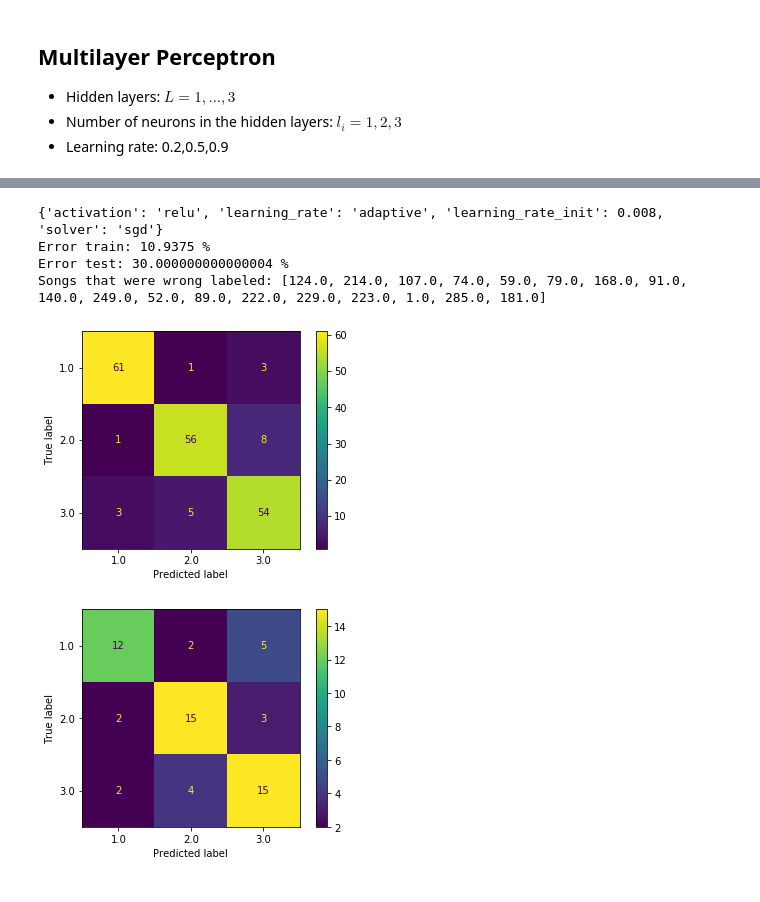
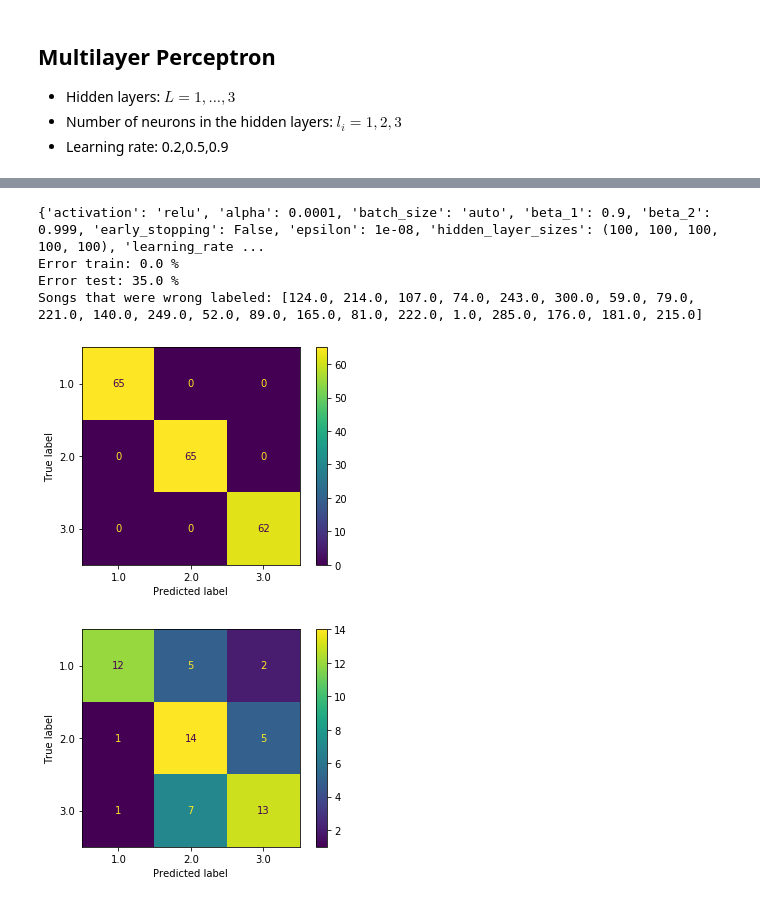
Before and after one commit to iurregog/MusicExploration, a Jupyter notebook: Timbral_Features_supervised_learning3similar.ipynb, the cells around one changed output, grey strips where cells are left out. Cells and saved outputs as stored; diff of their text form; code cells hidden in the pictures.

```diff
--- a/Timbral_Features_supervised_learning3similar.ipynb
+++ b/Timbral_Features_supervised_learning3similar.ipynb
@@ -27,8 +27,8 @@ from sklearn.preprocessing import OneHotEncoder, label_binarize
 from sklearn.model_selection import train_test_split, StratifiedKFold
 # %%
 #Reading the data
-data = pd.read_csv("mfccToy2.csv",header=None)
-#data = pd.read_csv("mfccToyExpRock.csv",header=None)
+#   data = pd.read_csv("mfccToy2.csv",header=None)
+data = pd.read_csv("mfccToyExpRock.csv",header=None)
 data = pd.DataFrame(data).to_numpy()
 data.shape
 # %% [output]
@@ -301,16 +302,3 @@ Songs that were wrong labeled: [124.0, 214.0, 107.0, 74.0, 59.0, 79.0, 168.0, 10
 * Hidden layers: $L = 1,...,3$
 * Number of neurons in the hidden layers: $l_i = 1,2,3$
 * Learning rate: 0.2,0.5,0.9
-# %%
-parameters = {
-    #'hidden_layer_sizes': [(368,), (555,), (100,)],
-    'activation': ['identity', 'logistic', 'relu'],
-    'solver': ['sgd', 'adam'],
-    #'alpha': [0.0001, 0.05],
-    'learning_rate': ['constant','adaptive'],
-    'learning_rate_init': [0.002,0.005,0.009,0.008,0.0002,0.0005,0.0009,0.0008]
-    #'max_iter': [200, 1000, 5000, 10000]
-}
-nn =  MLPClassifier(hidden_layer_sizes=(100,100,100,100,100))
-clf = GridSearchCV(nn, parameters)
-clf.fit(X_train, y_train)
@@ -325,0 +305,16 @@ GridSearchCV(estimator=MLPClassifier(hidden_layer_sizes=(100, 100, 100, 100,
+# %%
+error = 0
+# Choose best performance with combinations of activations and learning rate
+for act in ['relu','tanh','logistic']:
+    for lr in [0.0002,0.0001,0.0009,0.005]:
+        for slvr in ['sgd', 'adam']:
+            for lr_type in ['constant','adaptive']:
+                nn =  MLPClassifier(hidden_layer_sizes=(100,100,100,100,100),activation=act, learning_rate_init=lr,solver=slvr,learning_rate=lr_type)
+                nn.fit(X_train,y_train)
+                err = np.sum(nn.predict(X_val) == y_val)/len(y_val)
+                print(act,lr,err)
+                if(err > error):
+                    learning_rate, activation, error,solver,lrate = lr,act,err,slvr,lr_type
+
+nn =  MLPClassifier(hidden_layer_sizes=(100,100,100,100,100),activation=activation, learning_rate_init=learning_rate,solver=solver,learning_rate=lrate,max_iter=400)
+nn.fit(X_train,y_train)
@@ -326,27 +341,31 @@ GridSearchCV(estimator=MLPClassifier(hidden_layer_sizes=(100, 100, 100, 100,
 # %%
-print(clf.best_params_)
-Results[5,2]=clf.best_params_
+nn =  MLPClassifier(hidden_layer_sizes=(100,100,100,100,100),activation=activation, learning_rate_init=learning_rate,solver=solver,learning_rate=lrate,max_iter=400)
+nn.fit(X_train,y_train)
+clf = nn
+
+print(clf.get_params())
+Results[5,2]=nn.fit(X_train,y_train)
 
 plot_confusion_matrix(clf,X_train,y_train)
 err = np.sum(clf.predict(X_train) == y_train)/len(y_train)
 Results[5,0]=str((1-err)*100)+"%"
 print("Error train:",(1-err)*100,"%")
 
 plot_confusion_matrix(clf,X_test,y_test)
 err = np.sum(clf.predict(X_test) == y_test)/len(y_test)
 Results[5,1]=str((1-err)*100)+"%"
 print("Error test:",(1-err)*100,"%")
 
 pred = clf.predict(X_test)
 wrong_songs = wrong_predictions(pred,y_test,check_test)
 print("Songs that were wrong labeled:",wrong_songs)
 # %% [output]
-{'activation': 'relu', 'learning_rate': 'adaptive', 'learning_rate_init': 0.008, 'solver': 'sgd'}
-Error train: 10.9375 %
-Error test: 30.000000000000004 %
-Songs that were wrong labeled: [124.0, 214.0, 107.0, 74.0, 59.0, 79.0, 168.0, 91.0, 140.0, 249.0, 52.0, 89.0, 222.0, 229.0, 223.0, 1.0, 285.0, 181.0]
+{'activation': 'relu', 'alpha': 0.0001, 'batch_size': 'auto', 'beta_1': 0.9, 'beta_2': 0.999, 'early_stopping': False, 'epsilon': 1e-08, 'hidden_layer_sizes': (100, 100, 100, 100, 100), 'learning_rate ...
+Error train: 0.0 %
+Error test: 35.0 %
+Songs that were wrong labeled: [124.0, 214.0, 107.0, 74.0, 243.0, 300.0, 59.0, 79.0, 221.0, 140.0, 249.0, 52.0, 89.0, 165.0, 81.0, 222.0, 1.0, 285.0, 176.0, 181.0, 215.0]
-[figure, old version]
+[figure, new version]
-[figure, old version]
+[figure, new version]
 # %%
 plotgenres(Xe_test,y_test,pred,"Multilayer Perceptron (test)")
 # %% [output]
```
Also changed, not shown: parts of 15 cells of this notebook, 1 other file.
